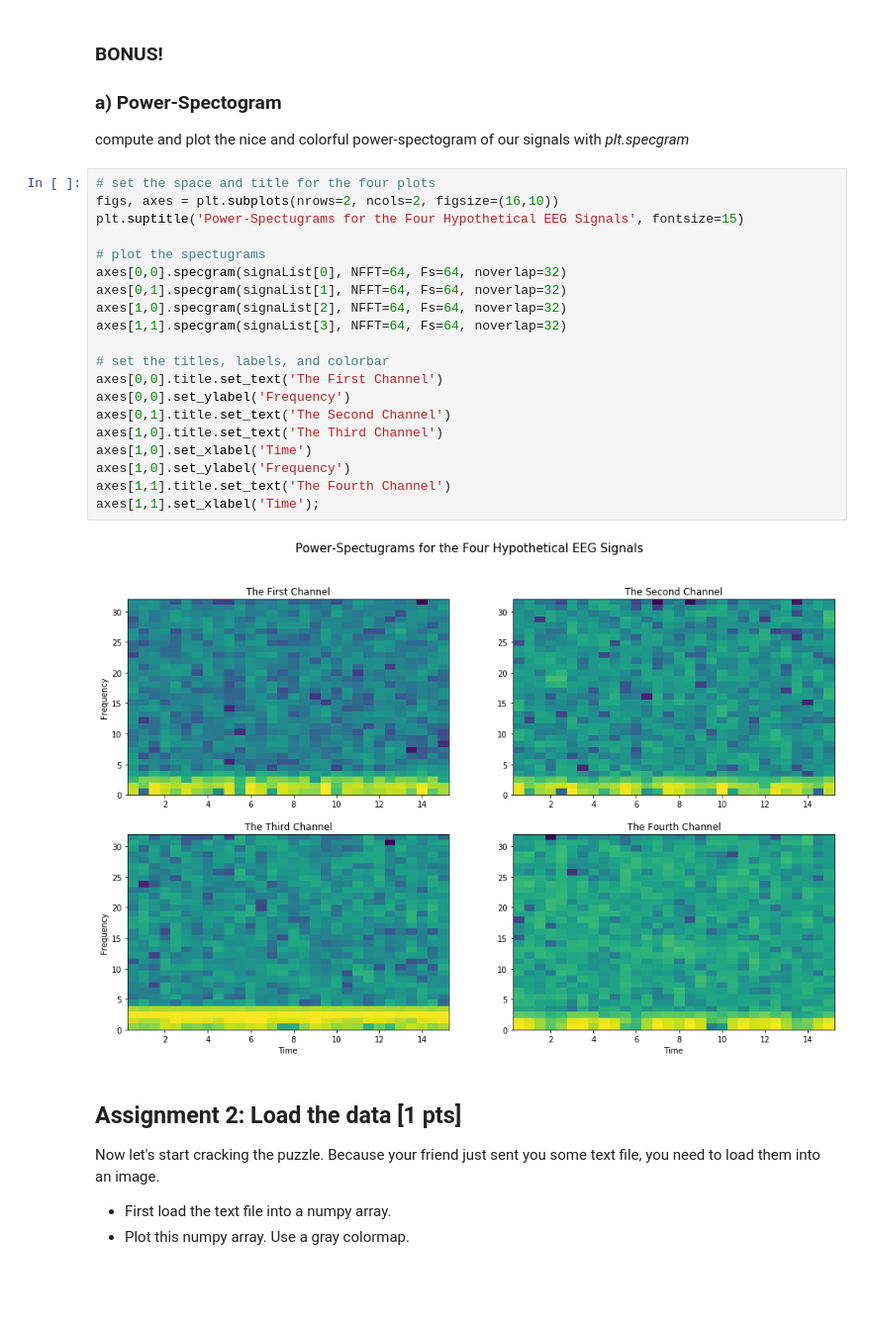
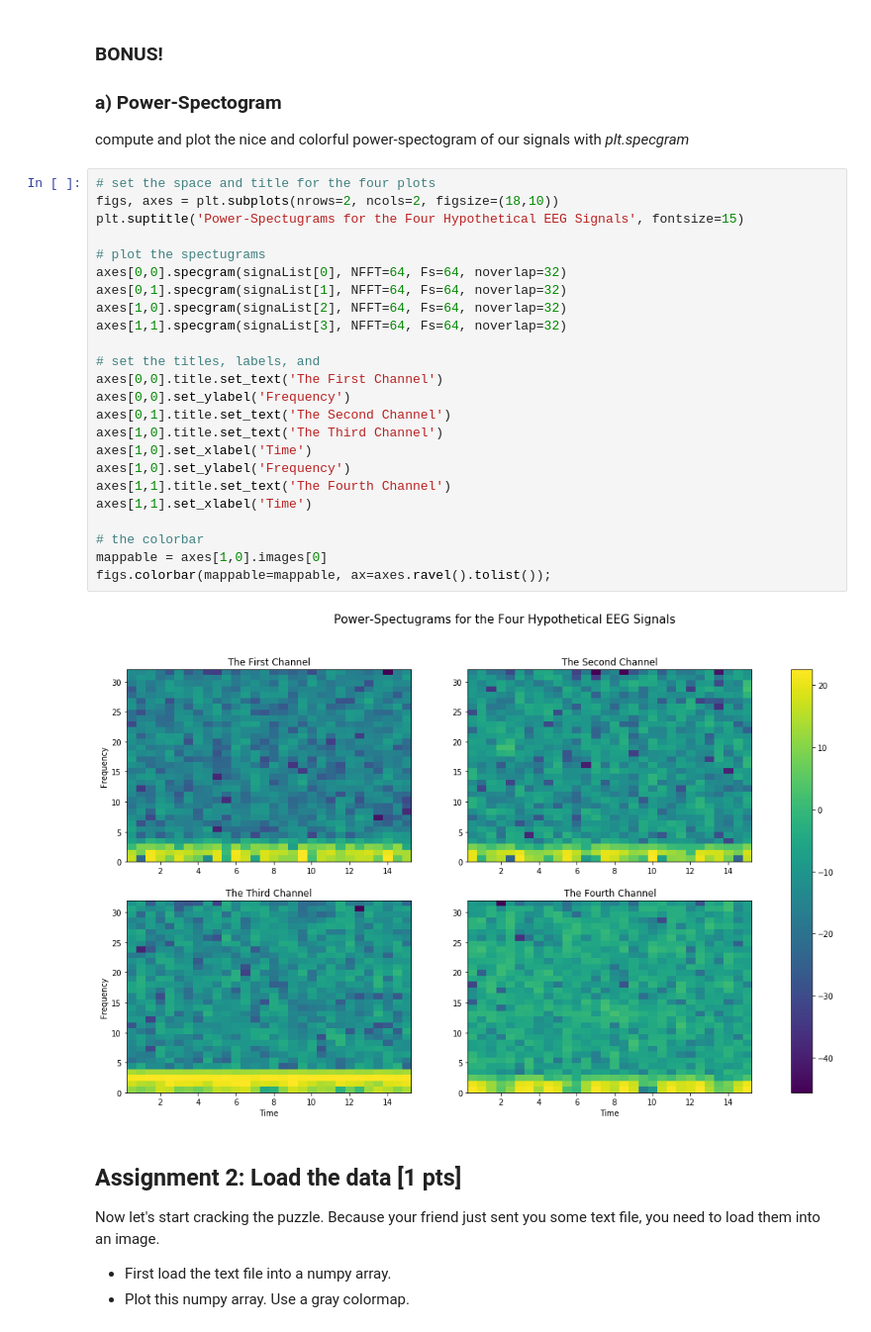
Before and after one commit to NBP-ACC/week-9-acc_01, a Jupyter notebook: sheet07.ipynb, the cells around one changed output. Shown at 99% size. Saved outputs shown, nothing was run; the diff lists cells and outputs as text; blank space fills up the shorter version.

Commit message:
adds colorbar to spectograms

```diff
--- a/sheet07.ipynb
+++ b/sheet07.ipynb
@@ -122,26 +122,30 @@ axes[3].set_ylabel('Amplitude (au)');
 compute and plot the nice and colorful power-spectogram of our signals with *plt.specgram*
 # %%
 # set the space and title for the four plots
-figs, axes = plt.subplots(nrows=2, ncols=2, figsize=(16,10))
+figs, axes = plt.subplots(nrows=2, ncols=2, figsize=(18,10))
 plt.suptitle('Power-Spectugrams for the Four Hypothetical EEG Signals', fontsize=15)
 
 # plot the spectugrams
 axes[0,0].specgram(signaList[0], NFFT=64, Fs=64, noverlap=32)
 axes[0,1].specgram(signaList[1], NFFT=64, Fs=64, noverlap=32)
 axes[1,0].specgram(signaList[2], NFFT=64, Fs=64, noverlap=32)
 axes[1,1].specgram(signaList[3], NFFT=64, Fs=64, noverlap=32)
 
-# set the titles, labels, and colorbar
+# set the titles, labels, and
 axes[0,0].title.set_text('The First Channel')
 axes[0,0].set_ylabel('Frequency')
 axes[0,1].title.set_text('The Second Channel')
 axes[1,0].title.set_text('The Third Channel')
 axes[1,0].set_xlabel('Time')
 axes[1,0].set_ylabel('Frequency')
 axes[1,1].title.set_text('The Fourth Channel')
-axes[1,1].set_xlabel('Time');
+axes[1,1].set_xlabel('Time')
+
+# the colorbar
+mappable = axes[1,0].images[0]
+figs.colorbar(mappable=mappable, ax=axes.ravel().tolist());
 # %% [output]
-[figure, old version]
+[figure, new version]
 # %% [markdown]
 ## Assignment 2: Load the data [1 pts]
 Now let's start cracking the puzzle. Because your friend just sent you some text file, you need to load them into an image.
```
